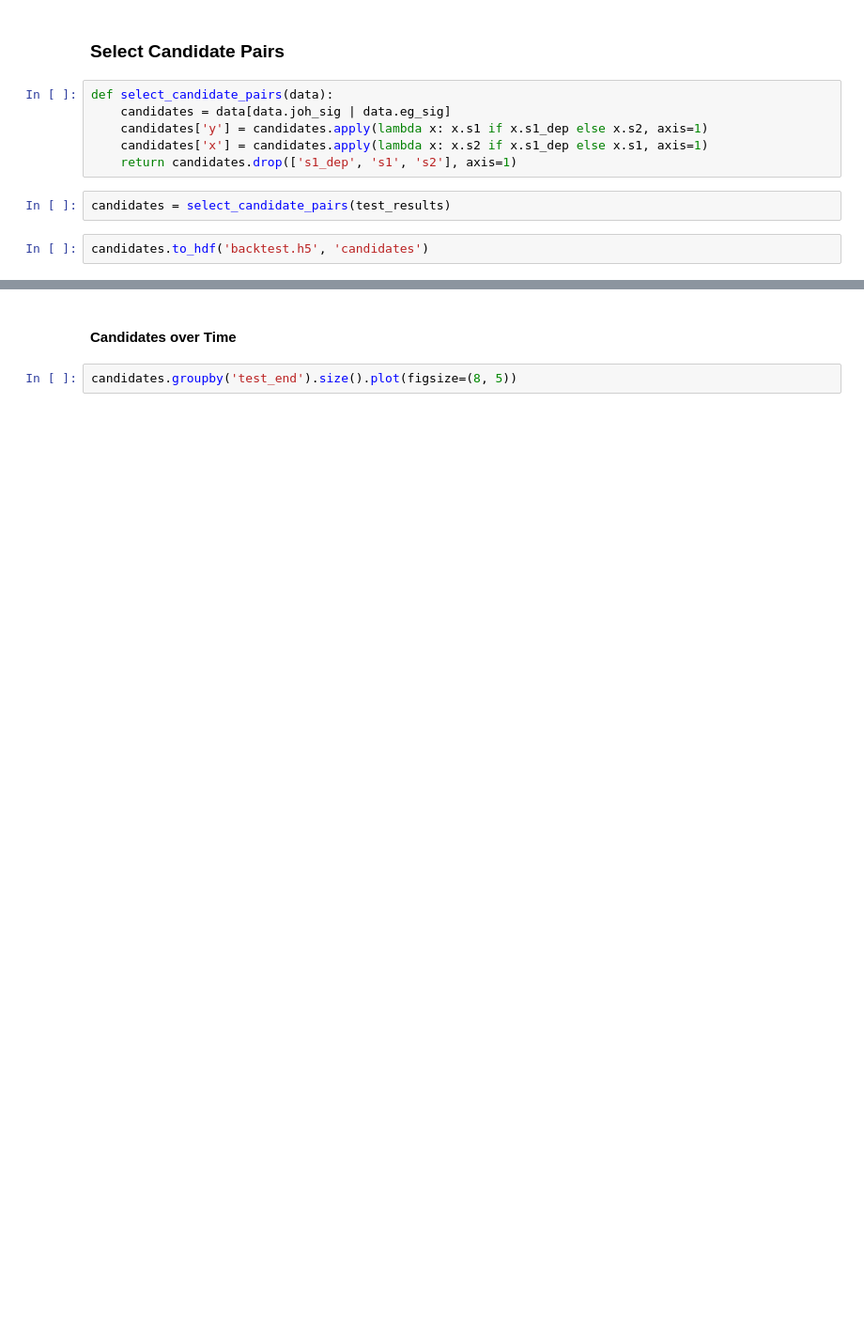
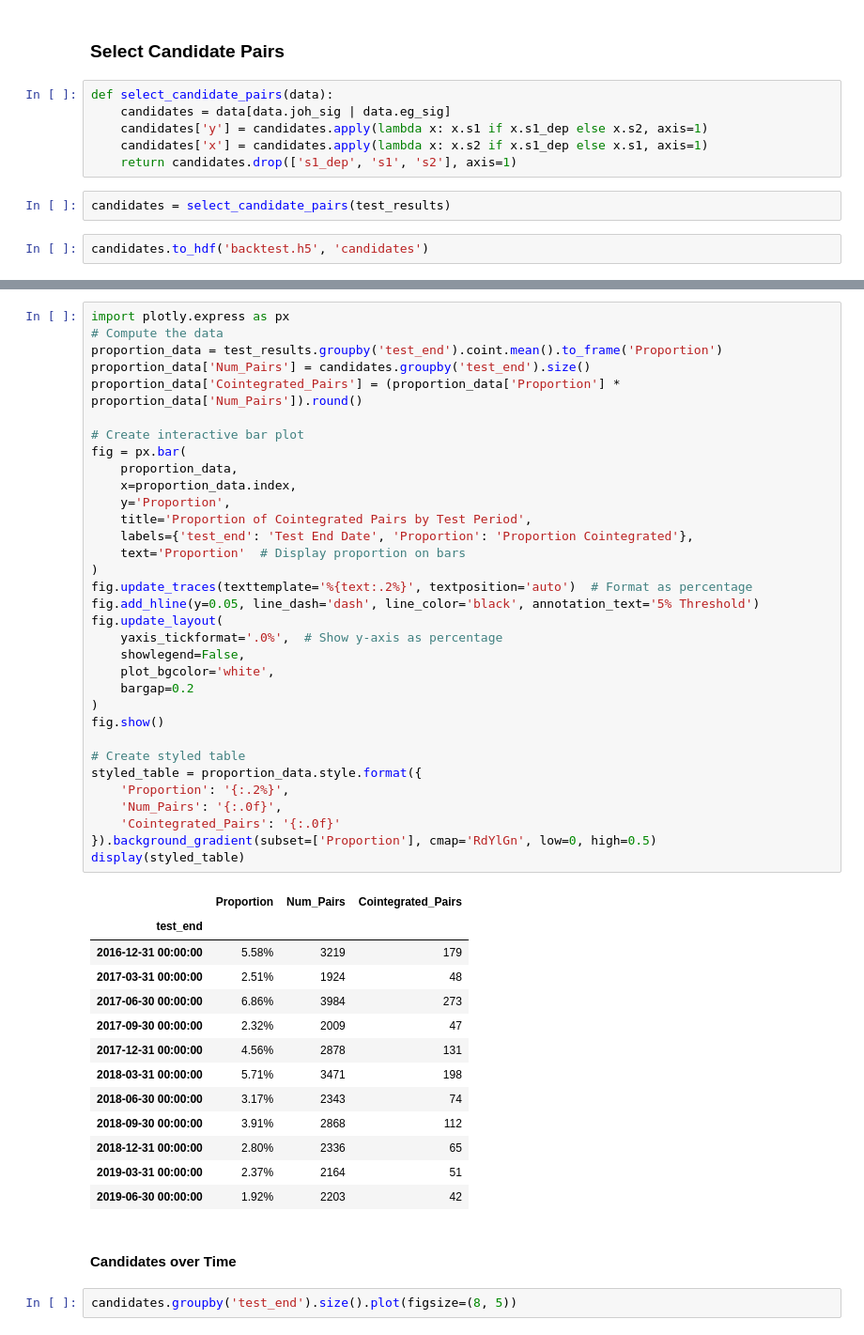
Before and after one commit to alanwnl/machine-learning-for-trading, a Jupyter notebook: 09_time_series_models/06_statistical_arbitrage_with_cointegrated_pairs.ipynb, the cells around one changed output, grey strips where cells are left out. Shown at 94% size. Drawn from its saved outputs; the diff is of its cells as text; blank space fills up the shorter version.

```diff
--- a/09_time_series_models/06_statistical_arbitrage_with_cointegrated_pairs.ipynb
+++ b/09_time_series_models/06_statistical_arbitrage_with_cointegrated_pairs.ipynb
@@ -376,3 +501,50 @@ candidates
+# %%
+import plotly.express as px
+# Compute the data
+proportion_data = test_results.groupby('test_end').coint.mean().to_frame('Proportion')
+proportion_data['Num_Pairs'] = candidates.groupby('test_end').size()
+proportion_data['Cointegrated_Pairs'] = (proportion_data['Proportion'] * proportion_data['Num_Pairs']).round()
+
+# Create interactive bar plot
+fig = px.bar(
+    proportion_data,
+    x=proportion_data.index,
+    y='Proportion',
+    title='Proportion of Cointegrated Pairs by Test Period',
+    labels={'test_end': 'Test End Date', 'Proportion': 'Proportion Cointegrated'},
+    text='Proportion'  # Display proportion on bars
+)
+fig.update_traces(texttemplate='%{text:.2%}', textposition='auto')  # Format as percentage
+fig.add_hline(y=0.05, line_dash='dash', line_color='black', annotation_text='5% Threshold')
+fig.update_layout(
+    yaxis_tickformat='.0%',  # Show y-axis as percentage
+    showlegend=False,
+    plot_bgcolor='white',
+    bargap=0.2
+)
+fig.show()
+
+# Create styled table
+styled_table = proportion_data.style.format({
+    'Proportion': '{:.2%}',
+    'Num_Pairs': '{:.0f}',
+    'Cointegrated_Pairs': '{:.0f}'
+}).background_gradient(subset=['Proportion'], cmap='RdYlGn', low=0, high=0.5)
+display(styled_table)
+# %% [output]
+|  | Proportion | Num_Pairs | Cointegrated_Pairs |
+| test_end |  |  |  |
+| 2016-12-31 00:00:00 | 5.58% | 3219 | 179 |
+| 2017-03-31 00:00:00 | 2.51% | 1924 | 48 |
+| 2017-06-30 00:00:00 | 6.86% | 3984 | 273 |
+| 2017-09-30 00:00:00 | 2.32% | 2009 | 47 |
+| 2017-12-31 00:00:00 | 4.56% | 2878 | 131 |
+| 2018-03-31 00:00:00 | 5.71% | 3471 | 198 |
+| 2018-06-30 00:00:00 | 3.17% | 2343 | 74 |
+| 2018-09-30 00:00:00 | 3.91% | 2868 | 112 |
+| 2018-12-31 00:00:00 | 2.80% | 2336 | 65 |
+| 2019-03-31 00:00:00 | 2.37% | 2164 | 51 |
+| 2019-06-30 00:00:00 | 1.92% | 2203 | 42 |
 # %% [markdown]
 #### Candidates over Time
 # %%
```
Also changed, not shown: parts of 44 cells of this notebook, 2 other files.
